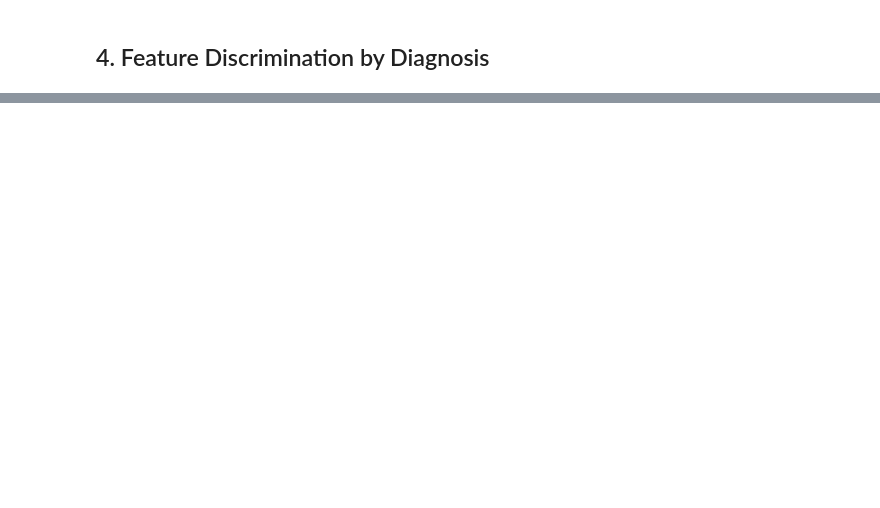
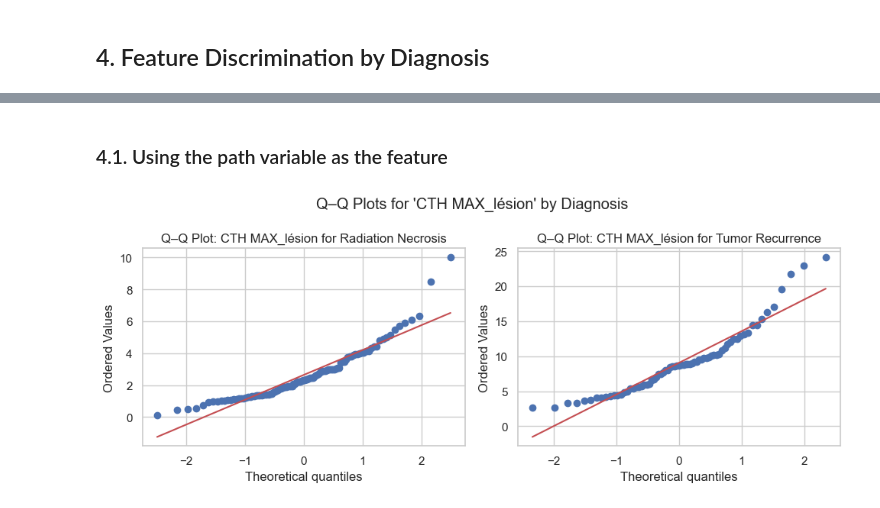
Before and after one commit to maichi98/CercareStatAnalysis, a Jupyter notebook: 02_Unibiomarker_analysis.ipynb, the cells around one changed output, grey strips where cells are left out. Drawn from its saved outputs; the diff is of its cells as text; code cells hidden in the pictures; blank space fills up the shorter version.

```diff
--- a/02_Unibiomarker_analysis.ipynb
+++ b/02_Unibiomarker_analysis.ipynb
@@ -187,0 +196,6 @@ The ratio is a worthwhile feature to explore !
+# %% [markdown]
+### 4.1. Using the path variable as the feature
+# %%
+ub.plot_qq_by_group(feature=ub.path)
+# %% [output]
+[figure, added]
```
Also changed, not shown: parts of 7 cells of this notebook, 2 other files.
